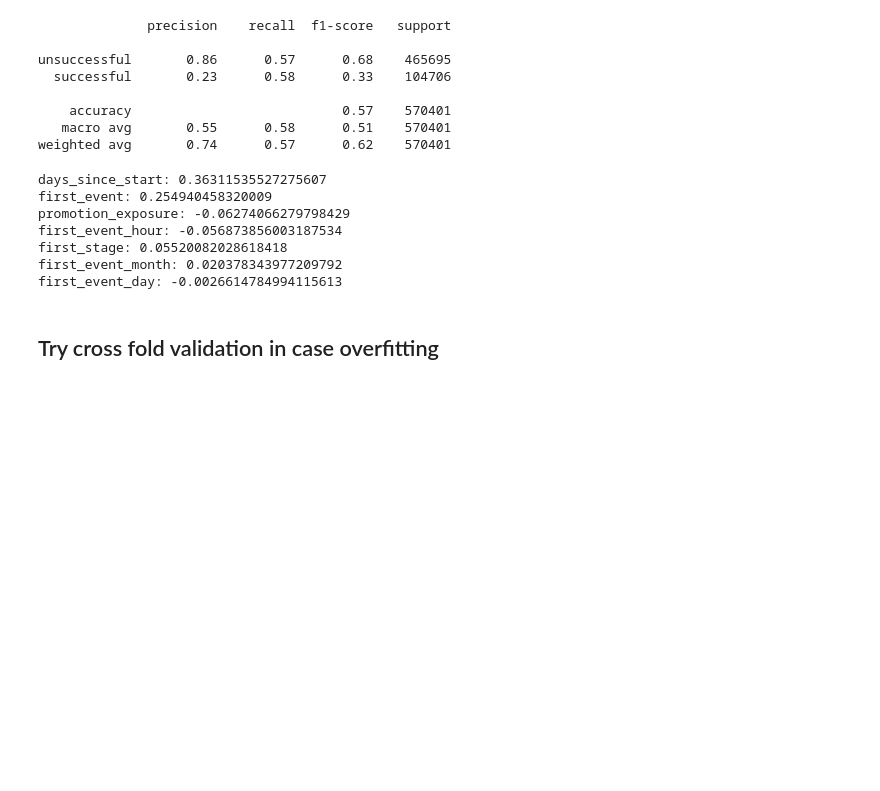
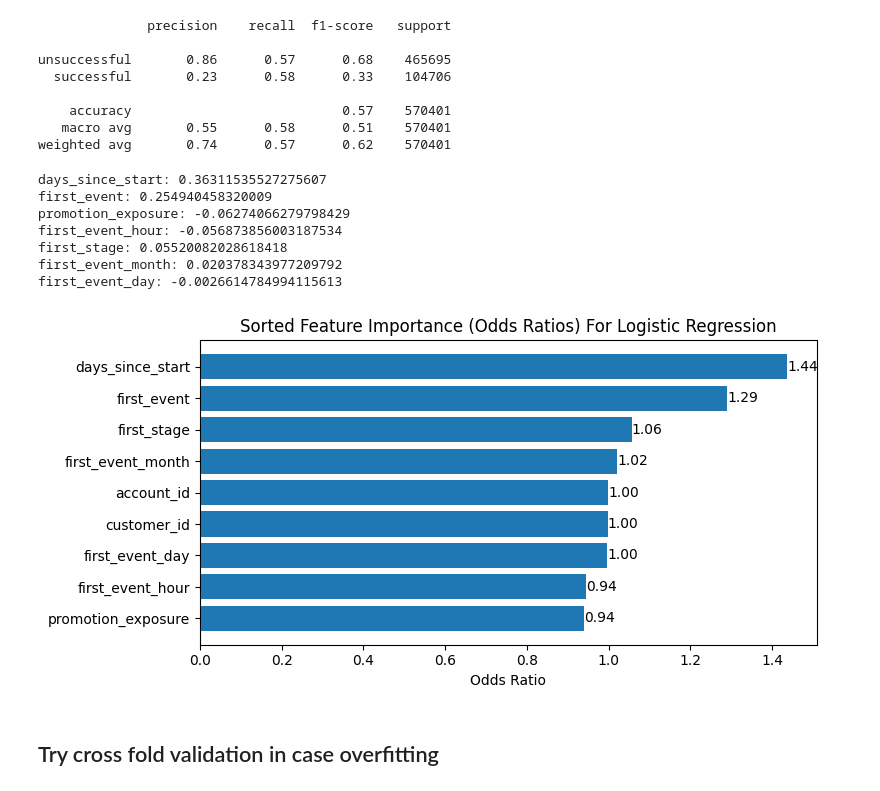
Before and after one commit to cjunwon/STATSM148-Fingerhut-Consulting, a Jupyter notebook: alyssa_code/all_alyssa_code.ipynb, the cells around one changed output. Cells and saved outputs as stored; diff of their text form; code cells hidden in the pictures; blank space fills up the shorter version.

```diff
--- a/alyssa_code/all_alyssa_code.ipynb
+++ b/alyssa_code/all_alyssa_code.ipynb
@@ -738,6 +726,23 @@ first_event_hour: -0.056873856003187534
 first_stage: 0.05520082028618418
 first_event_month: 0.020378343977209792
 first_event_day: -0.0026614784994115613
+# %%
+odds_ratios = np.exp(coefficients)
+odds_df = pd.DataFrame({'Feature': X_train.columns, 'OddsRatio': odds_ratios})
+odds_df_sorted = odds_df.sort_values(by='OddsRatio', ascending=True)
+
+plt.figure(figsize=(8, 4))
+barplot = plt.barh(odds_df_sorted['Feature'], odds_df_sorted['OddsRatio'])
+for bar in barplot:
+    plt.text(bar.get_width(), bar.get_y() + bar.get_height() / 2,
+             f"{bar.get_width():.2f}", va='center')
+
+plt.xlabel('Odds Ratio')
+plt.title('Sorted Feature Importance (Odds Ratios) For Logistic Regression')
+plt.tight_layout()
+plt.show()
+# %% [output]
+[figure, added]
 # %% [markdown]
 ## Try cross fold validation in case overfitting
 # %%
```
Also changed, not shown: parts of 38 cells of this notebook.
